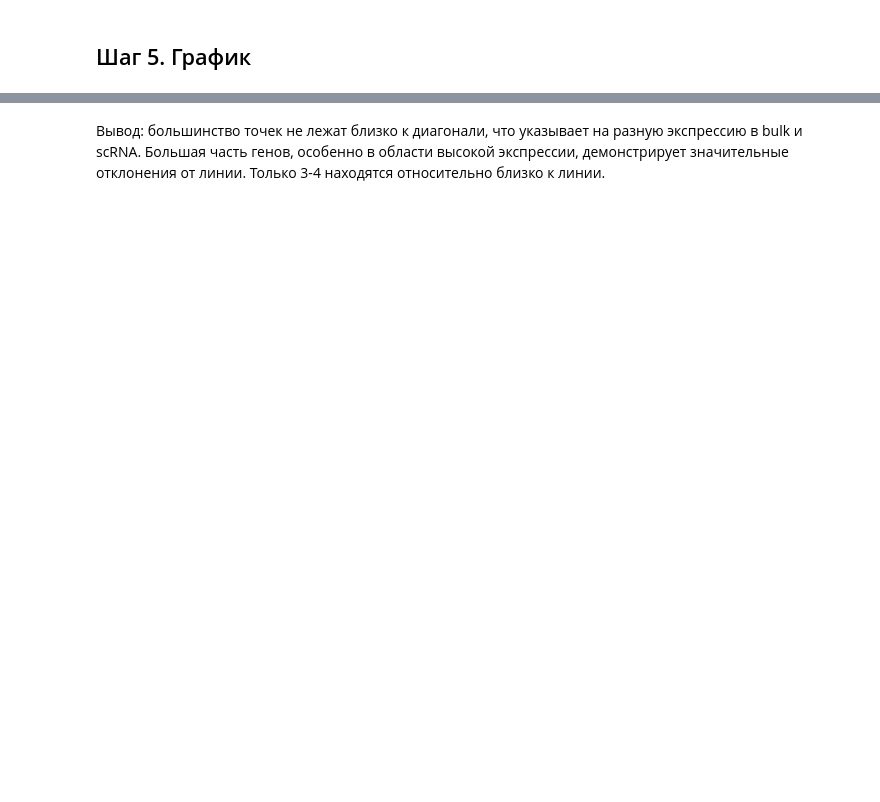
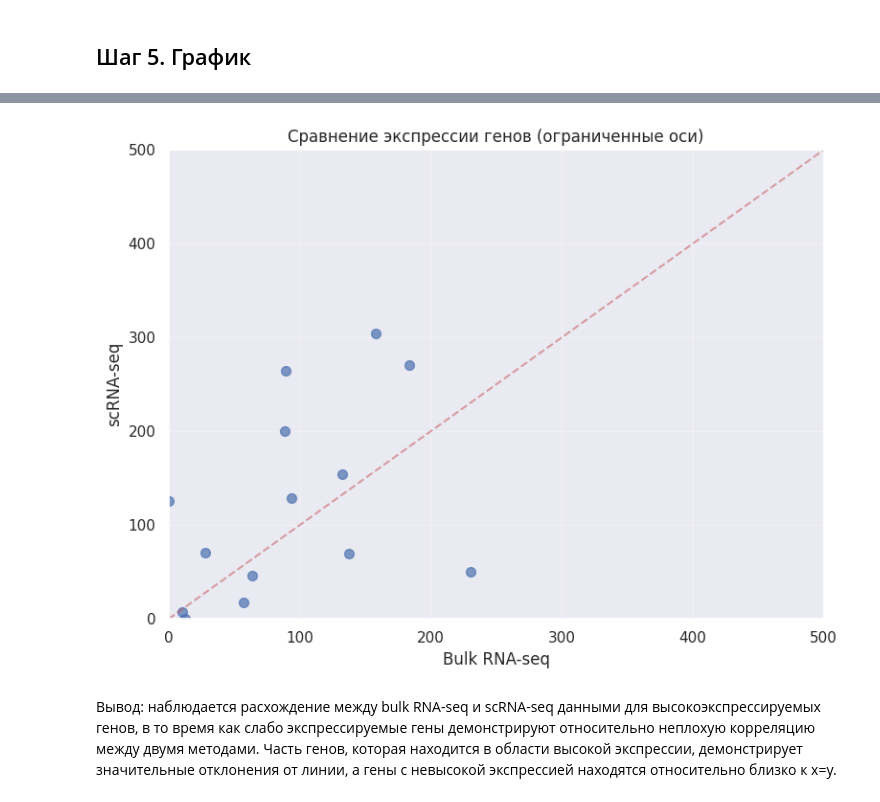
Before and after one commit to ir-ir-ir/HSE_Bioinformatics, a Jupyter notebook: bioinf_hw4/src/scRNA_seq.ipynb, the cells around one changed output, grey strips where cells are left out. Saved outputs shown, nothing was run; the diff lists cells and outputs as text; code cells hidden in the pictures; blank space fills up the shorter version.

```diff
--- a/bioinf_hw4/src/scRNA_seq.ipynb
+++ b/bioinf_hw4/src/scRNA_seq.ipynb
@@ -565,2 +556,27 @@ plt.show()
-# %% [markdown]
-Вывод: большинство точек не лежат близко к диагонали, что указывает на разную экспрессию в bulk и scRNA. Большая часть генов, особенно в области высокой экспрессии, демонстрирует значительные отклонения от линии. Только 3-4 находятся относительно близко к линии.
+# %%
+plt.figure(figsize=(8, 6))
+
+plt.scatter(data_for_analysis['bulk_mean_cpm'],
+            data_for_analysis['sc_mean_cpm'],
+            s=50, alpha=0.7)
+
+# ограничиваю оси, чтобы лучше рассмотреть участок, где сосредоточено наибольшее количество точек
+plt.xlim(0, 500)  # Ограничение по X
+plt.ylim(0, 500)  # Ограничение по Y
+
+# линия y=x для сравнения
+min_val = 0
+max_val = 500
+plt.plot([min_val, max_val], [min_val, max_val], 'r--', alpha=0.5)
+
+plt.xlabel('Bulk RNA-seq')
+plt.ylabel('scRNA-seq')
+plt.title('Сравнение экспрессии генов (ограниченные оси)')
+
+plt.grid(True, alpha=0.3)
+plt.tight_layout()
+plt.show()
+# %% [output]
+[figure, added]
+# %% [markdown]
+Вывод: наблюдается расхождение между bulk RNA-seq и scRNA-seq данными для высокоэкспрессируемых генов, в то время как слабо экспрессируемые гены демонстрируют относительно неплохую корреляцию между двумя методами. Часть генов, которая находится в области высокой экспрессии, демонстрирует значительные отклонения от линии, а гены с невысокой экспрессией находятся относительно близко к x=y.
```
Also changed, not shown: parts of 14 cells of this notebook.
